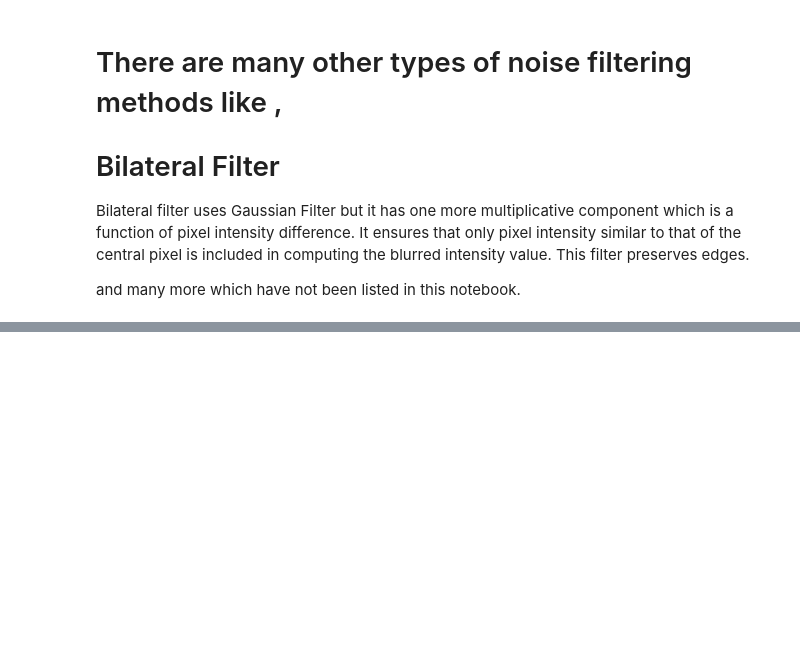
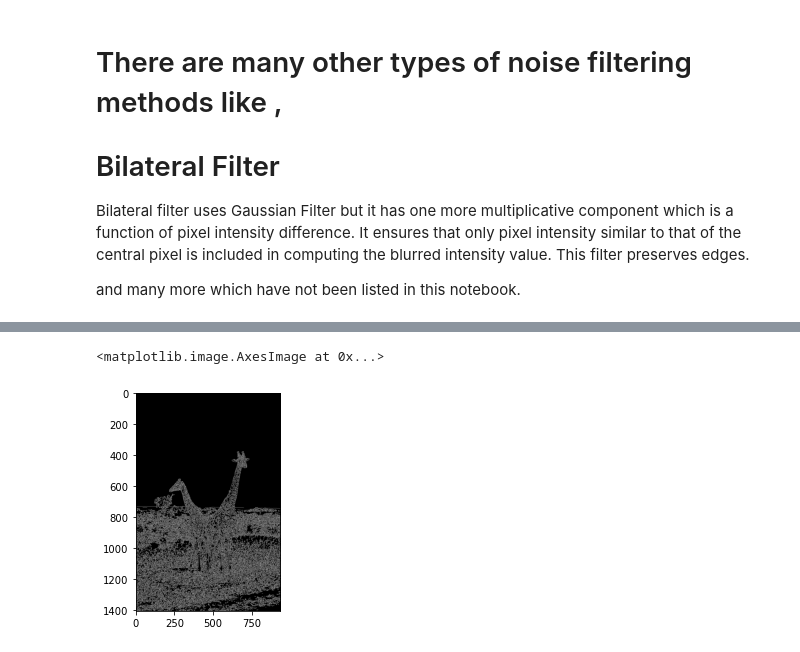
Before and after one commit to Aditya5498/Image_Processing, a Jupyter notebook: Image_PreProcessing/Noise Filtering.ipynb, the cells around one changed output, grey strips where cells are left out. Drawn from its saved outputs; the diff is of its cells as text; code cells hidden in the pictures; blank space fills up the shorter version.

```diff
--- a/Image_PreProcessing/Noise Filtering.ipynb
+++ b/Image_PreProcessing/Noise Filtering.ipynb
@@ -117,0 +132,8 @@ and many more which have not been listed in this notebook.
+# %%
+img1 = cv2.Canny(img1, 100, 200)
+img1 = cv2.cvtColor(img1, cv2.COLOR_BGR2RGB)
+
+plt.imshow(img1)
+# %% [output]
+<matplotlib.image.AxesImage at 0x...>
+[figure, added]
```
Also changed, not shown: parts of 2 cells of this notebook, 1 other file.
